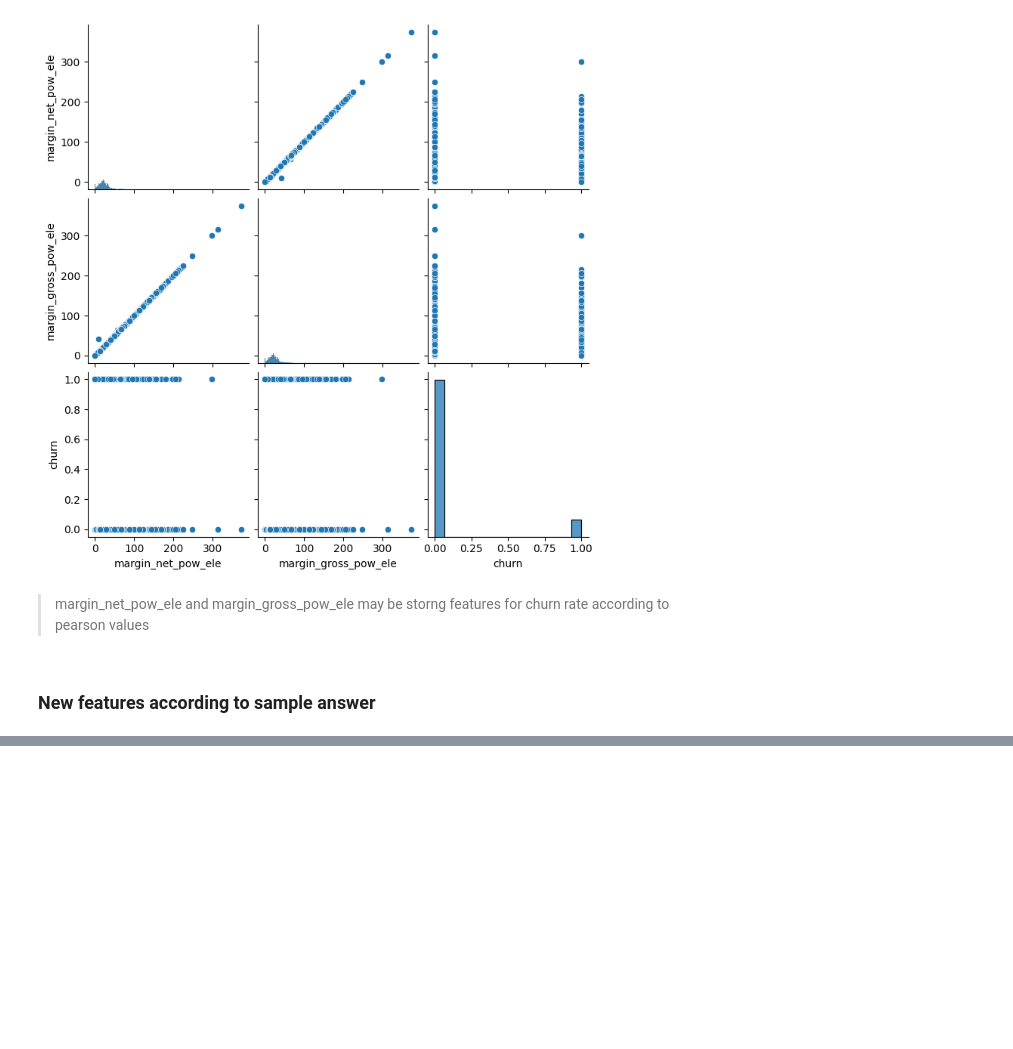
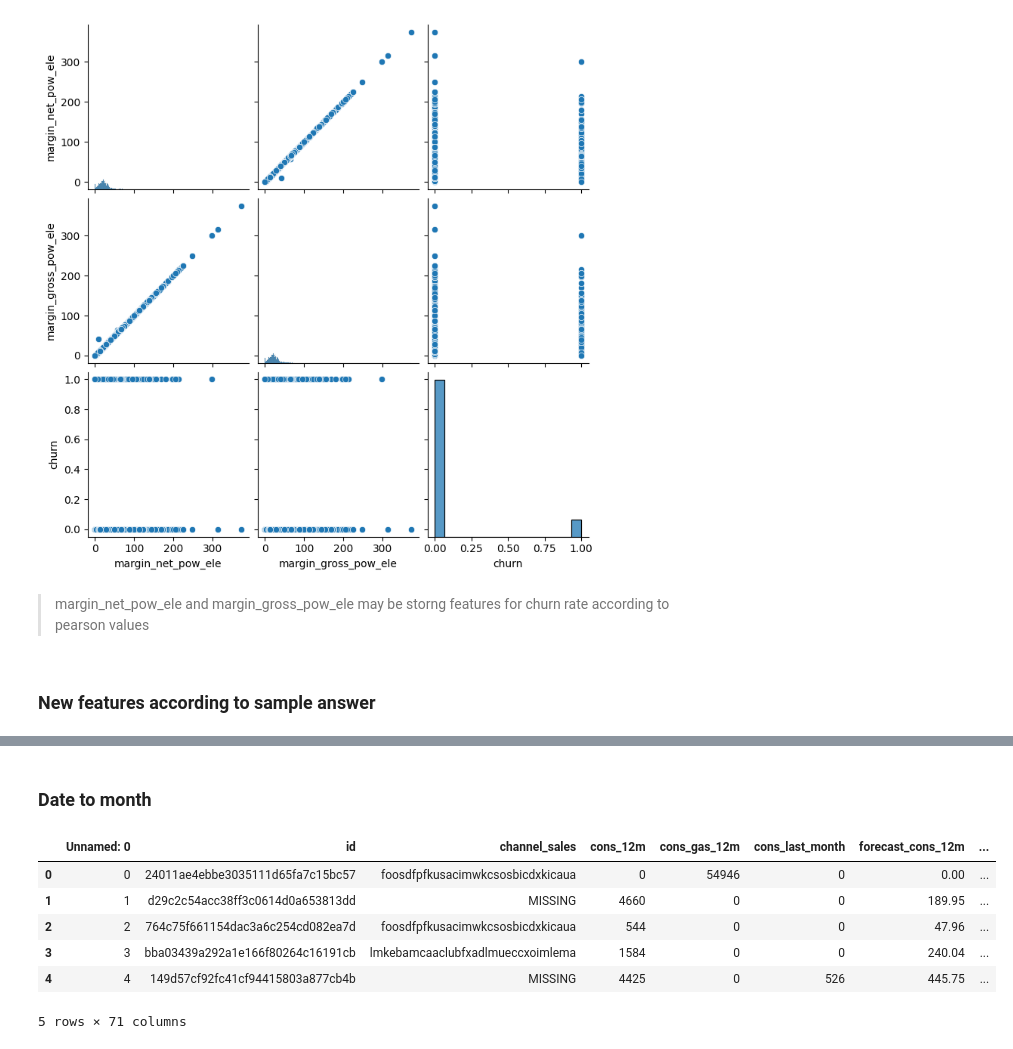
Before and after one commit to konyeinmg/BCG_virtual_intern, a Jupyter notebook: feature_engineering.ipynb, the cells around one changed output, grey strips where cells are left out. Drawn from its saved outputs; the diff is of its cells as text; code cells hidden in the pictures; blank space fills up the shorter version.

```diff
--- a/feature_engineering.ipynb
+++ b/feature_engineering.ipynb
@@ -252,0 +367,13 @@ plt.show()
+# %%
+columns = [
+    'id',
+    'off_peak_peak_var_max_monthly_diff',
+    'peak_mid_peak_var_max_monthly_diff',
+    'off_peak_mid_peak_var_max_monthly_diff',
+    'off_peak_peak_fix_max_monthly_diff',
+    'peak_mid_peak_fix_max_monthly_diff',
+    'off_peak_mid_peak_fix_max_monthly_diff'
+]
+
+df = pd.merge(df, max_diff_across_periods_months[columns], on='id')
+df.head()
@@ -252,0 +388,2 @@ plt.show()
+# %% [markdown]
+<h3>Date to month</h3>
@@ -252,0 +393,36 @@ plt.show()
+# %%
+def convert_months(reference_date, df, column):
+    """
+    Input a column with timedeltas and return months
+    """
+    time_delta = reference_date - df[column]
+    months = (time_delta / np.timedelta64(1, 'M')).astype(int)
+    return months
+# %%
+# Create reference date
+reference_date = datetime(2016, 1, 1)
+
+# Create columns
+df['months_activ'] = convert_months(reference_date, df, 'date_activ')
+df['months_to_end'] = -convert_months(reference_date, df, 'date_end')
+df['months_modif_prod'] = convert_months(reference_date, df, 'date_modif_prod')
+df['months_renewal'] = convert_months(reference_date, df, 'date_renewal')
+# %%
+# We no longer need the datetime columns that we used for feature engineering, so we can drop them
+remove = [
+    'date_activ',
+    'date_end',
+    'date_modif_prod',
+    'date_renewal'
+]
+
+df = df.drop(columns=remove)
+df.head()
+# %% [output]
+|  | Unnamed: 0 | id | channel_sales | cons_12m | cons_gas_12m | cons_last_month | forecast_cons_12m | ... |
+| 0 | 0 | 24011ae4ebbe3035111d65fa7c15bc57 | foosdfpfkusacimwkcsosbicdxkicaua | 0 | 54946 | 0 | 0.00 | ... |
+| 1 | 1 | d29c2c54acc38ff3c0614d0a653813dd | MISSING | 4660 | 0 | 0 | 189.95 | ... |
+| 2 | 2 | 764c75f661154dac3a6c254cd082ea7d | foosdfpfkusacimwkcsosbicdxkicaua | 544 | 0 | 0 | 47.96 | ... |
+| 3 | 3 | bba03439a292a1e166f80264c16191cb | lmkebamcaaclubfxadlmueccxoimlema | 1584 | 0 | 0 | 240.04 | ... |
+| 4 | 4 | 149d57cf92fc41cf94415803a877cb4b | MISSING | 4425 | 0 | 526 | 445.75 | ... |
+5 rows × 71 columns
```
Also changed, not shown: parts of 15 cells of this notebook.
